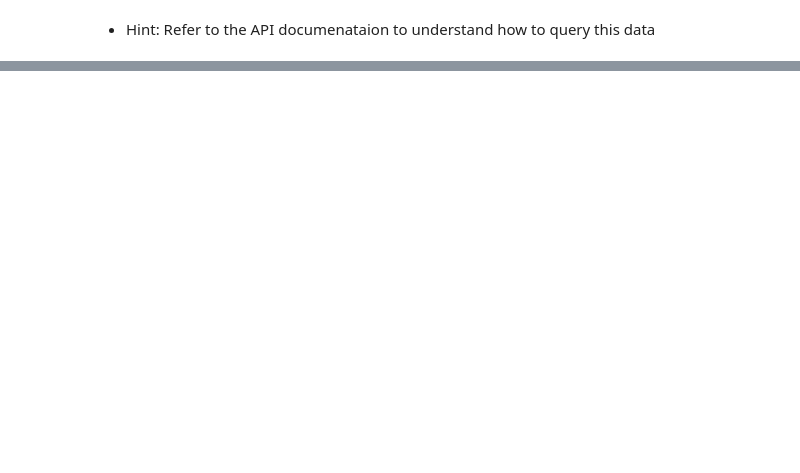
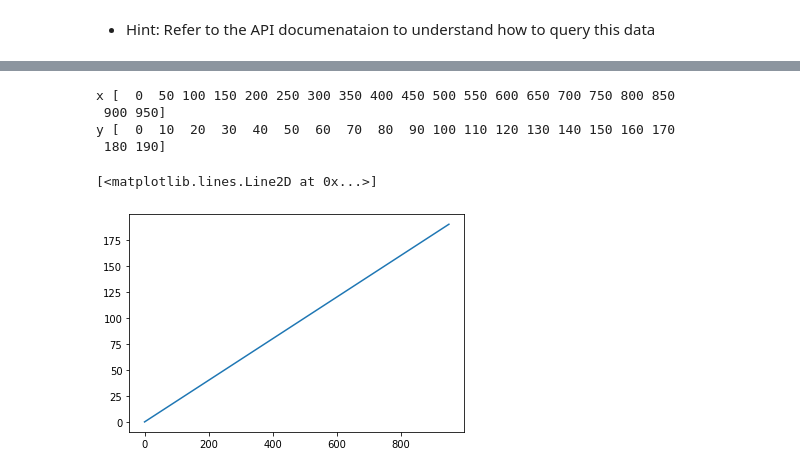
Before and after one commit to IrtizaNasar/Intrduction-to-DataScience-OpenCourse, a Jupyter notebook: Week 3/Introduction to Data Science - Week 3.ipynb, the cells around one changed output, grey strips where cells are left out. Cells and saved outputs as stored; diff of their text form; code cells hidden in the pictures; blank space fills up the shorter version.

```diff
--- a/Week 3/Introduction to Data Science - Week 3.ipynb
+++ b/Week 3/Introduction to Data Science - Week 3.ipynb
@@ -240,0 +413,13 @@ df_countries
+# %%
+x = np.arange(0, 1000, 50)
+y = np.arange(0, 200, 10)
+print("x", x)
+print("y", y)
+plt.plot(x, y)
+# %% [output]
+x [  0  50 100 150 200 250 300 350 400 450 500 550 600 650 700 750 800 850
+ 900 950]
+y [  0  10  20  30  40  50  60  70  80  90 100 110 120 130 140 150 160 170
+ 180 190]
+[<matplotlib.lines.Line2D at 0x...>]
+[figure, added]
```
Also changed, not shown: parts of 61 cells of this notebook.
